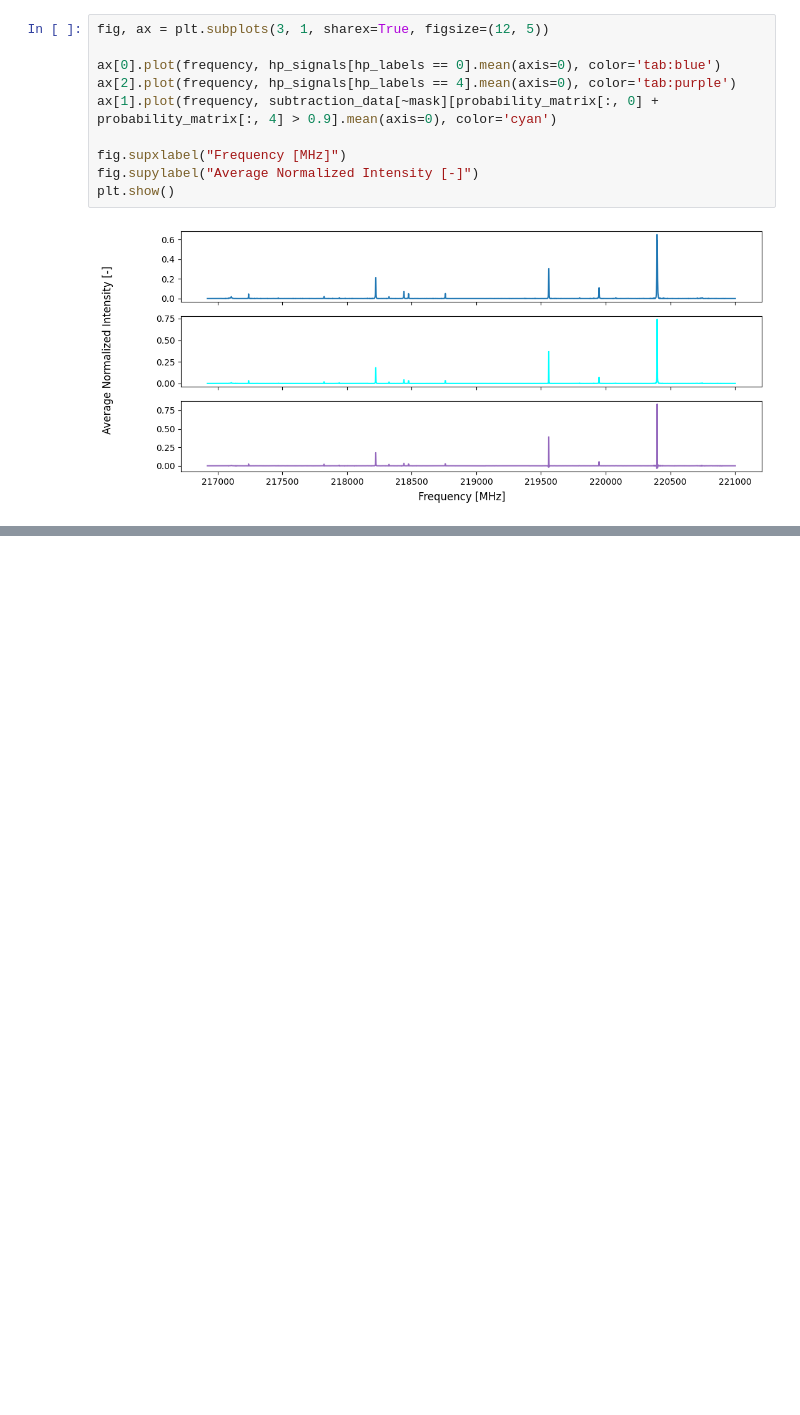
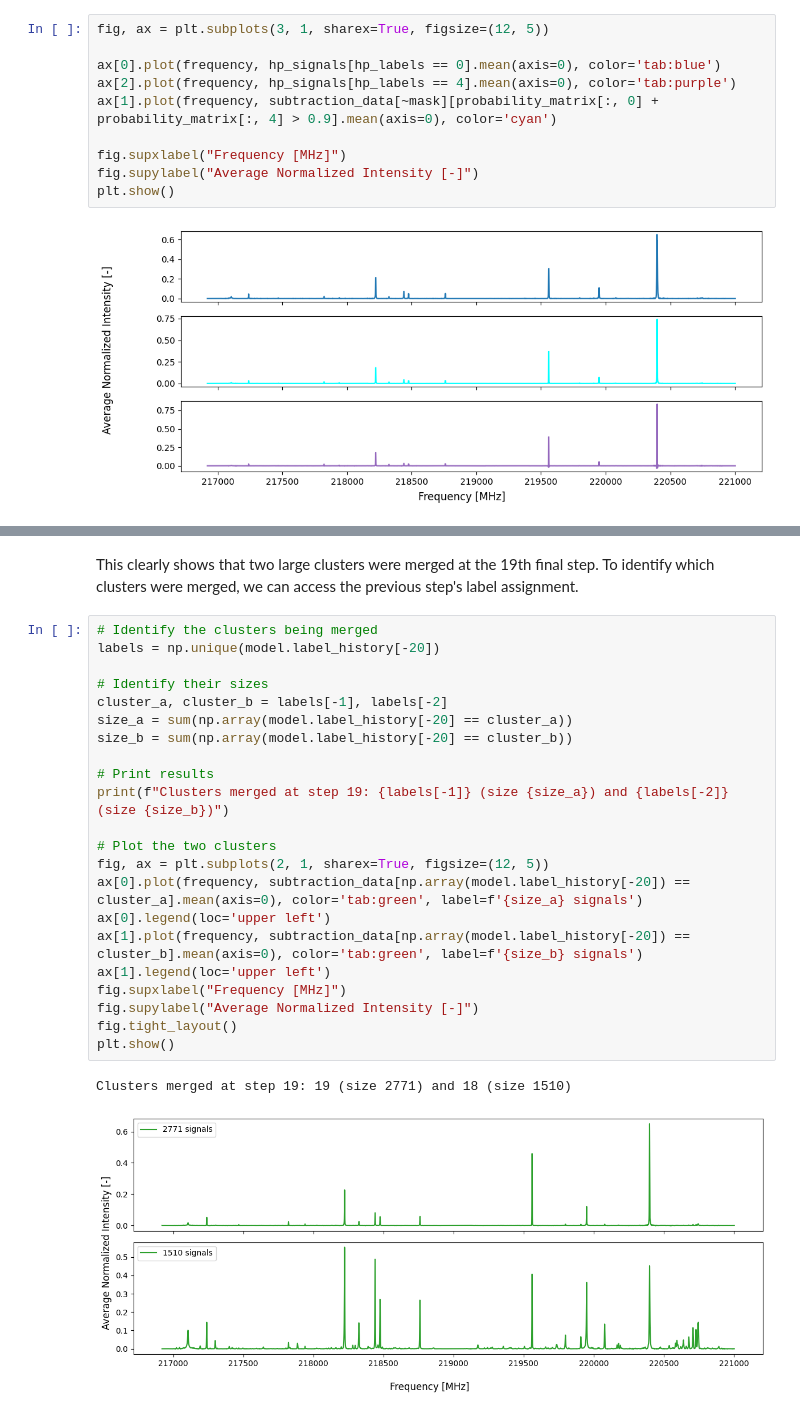
Before and after one commit to javialonso05/MSc-Thesis, a Jupyter notebook: modeling.ipynb, the cells around one changed output, grey strips where cells are left out. Saved outputs shown, nothing was run; the diff lists cells and outputs as text; blank space fills up the shorter version.

```diff
--- a/modeling.ipynb
+++ b/modeling.ipynb
@@ -314,0 +356,27 @@ plt.show()
+# %% [markdown]
+This clearly shows that two large clusters were merged at the 19th final step. To identify which clusters were merged, we can access the previous step's label assignment.
+# %%
+# Identify the clusters being merged
+labels = np.unique(model.label_history[-20])
+
+# Identify their sizes
+cluster_a, cluster_b = labels[-1], labels[-2]
+size_a = sum(np.array(model.label_history[-20] == cluster_a))
+size_b = sum(np.array(model.label_history[-20] == cluster_b))
+
+# Print results
+print(f"Clusters merged at step 19: {labels[-1]} (size {size_a}) and {labels[-2]} (size {size_b})")
+
+# Plot the two clusters
+fig, ax = plt.subplots(2, 1, sharex=True, figsize=(12, 5))
+ax[0].plot(frequency, subtraction_data[np.array(model.label_history[-20]) == cluster_a].mean(axis=0), color='tab:green', label=f'{size_a} signals')
+ax[0].legend(loc='upper left')
+ax[1].plot(frequency, subtraction_data[np.array(model.label_history[-20]) == cluster_b].mean(axis=0), color='tab:green', label=f'{size_b} signals')
+ax[1].legend(loc='upper left')
+fig.supxlabel("Frequency [MHz]")
+fig.supylabel("Average Normalized Intensity [-]")
+fig.tight_layout()
+plt.show()
+# %% [output]
+Clusters merged at step 19: 19 (size 2771) and 18 (size 1510)
+[figure, added]
```
Also changed, not shown: parts of 18 cells of this notebook, 3 other files.
